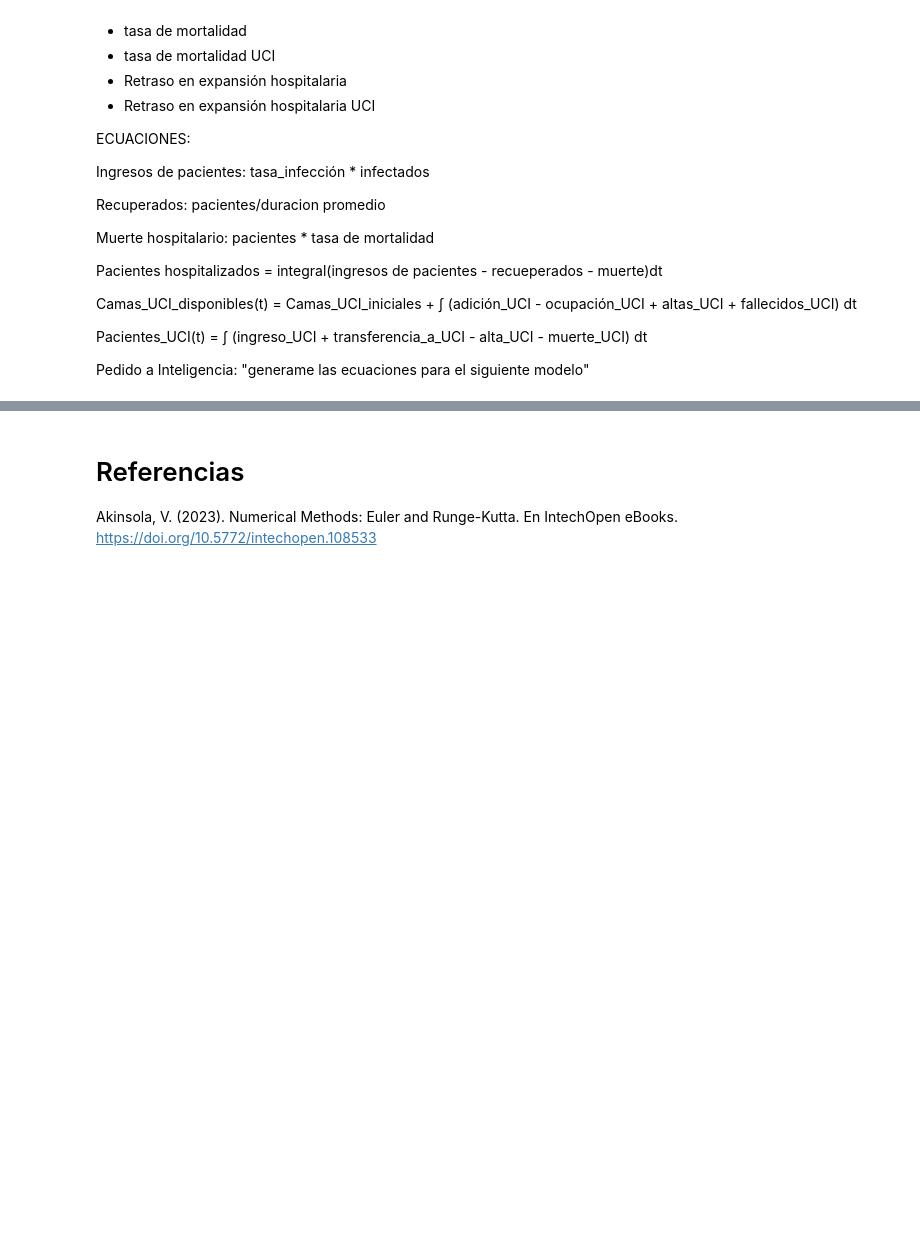
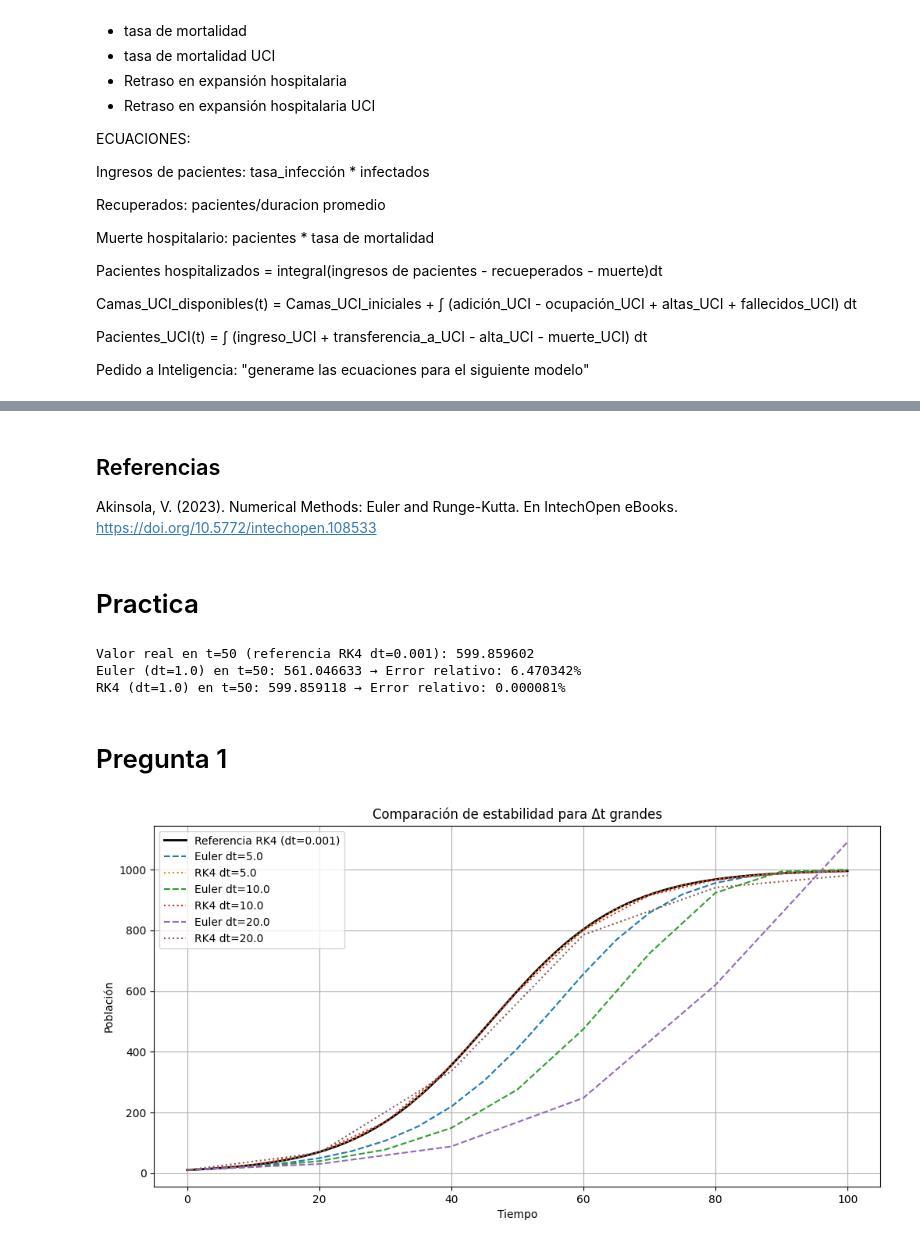
Before and after one commit to JoaquinCampos22155/lab1-MODSIM, a Jupyter notebook: ejercicio3.ipynb, the cells around one changed output, grey strips where cells are left out. Cells and saved outputs as stored; diff of their text form; code cells hidden in the pictures; blank space fills up the shorter version.

```diff
--- a/ejercicio3.ipynb
+++ b/ejercicio3.ipynb
@@ -155,6 +160,8 @@ c. ¿Cuándo vale la pena utilizar RK4 considerando el costo computacional?
 
 - El sistema no es extremadamente rígido, porque RK4 no es el mejor para problemas rígidos (en esos casos se usan métodos implícitos).
 # %% [markdown]
-# Referencias
+## Referencias
 
 Akinsola, V. (2023). Numerical Methods: Euler and Runge-Kutta. En IntechOpen eBooks. https://doi.org/10.5772/intechopen.108533
+# %% [markdown]
+# Practica
@@ -160,0 +204,55 @@ Akinsola, V. (2023). Numerical Methods: Euler and Runge-Kutta. En IntechOpen eBo
+# %%
+# Solución de referencia con RK4 y paso muy pequeño
+t_ref, x_ref = rk4(logistic_model, x0, 0, t_max, 0.001)
+
+# Soluciones con dt = 1.0
+dt_test = 1.0
+t_euler, x_euler = euler(logistic_model, x0, 0, t_max, dt_test)
+t_rk4, x_rk4 = rk4(logistic_model, x0, 0, t_max, dt_test)
+
+def get_value_at_t(t_values, x_values, target_t):
+    idx = np.where(t_values == target_t)[0]
+    if len(idx) == 0:
+        raise ValueError("t objetivo no encontrado")
+    return x_values[idx[0]]
+
+x_true = get_value_at_t(t_ref, x_ref, 50)
+x_eu = get_value_at_t(t_euler, x_euler, 50)
+x_rk = get_value_at_t(t_rk4, x_rk4, 50)
+
+# Error relativo
+error_rel_euler = abs(x_eu - x_true) / abs(x_true)
+error_rel_rk4 = abs(x_rk - x_true) / abs(x_true)
+
+print(f"Valor real en t=50 (referencia RK4 dt=0.001): {x_true:.6f}")
+print(f"Euler (dt=1.0) en t=50: {x_eu:.6f} → Error relativo: {error_rel_euler:.6%}")
+print(f"RK4 (dt=1.0) en t=50: {x_rk:.6f} → Error relativo: {error_rel_rk4:.6%}")
+# %% [output]
+Valor real en t=50 (referencia RK4 dt=0.001): 599.859602
+Euler (dt=1.0) en t=50: 561.046633 → Error relativo: 6.470342%
+RK4 (dt=1.0) en t=50: 599.859118 → Error relativo: 0.000081%
+# %% [markdown]
+# Pregunta 1
+# %%
+large_dts = [5.0, 10.0, 20.0]
+
+plt.figure(figsize=(12, 6))
+
+t_ref_plot, x_ref_plot = rk4(logistic_model, x0, 0, t_max, 0.001)
+plt.plot(t_ref_plot, x_ref_plot, label="Referencia RK4 (dt=0.001)", color="black", linewidth=2)
+
+for dt in large_dts:
+    t_eu, x_eu = euler(logistic_model, x0, 0, t_max, dt)
+    t_rk, x_rk = rk4(logistic_model, x0, 0, t_max, dt)
+
+    plt.plot(t_eu, x_eu, '--', label=f"Euler dt={dt}")
+    plt.plot(t_rk, x_rk, ':', label=f"RK4 dt={dt}")
+
+plt.title("Comparación de estabilidad para Δt grandes")
+plt.xlabel("Tiempo")
+plt.ylabel("Población")
+plt.legend()
+plt.grid(True)
+plt.show()
+# %% [output]
+[figure, added]
```
Also changed, not shown: parts of 12 cells of this notebook.
